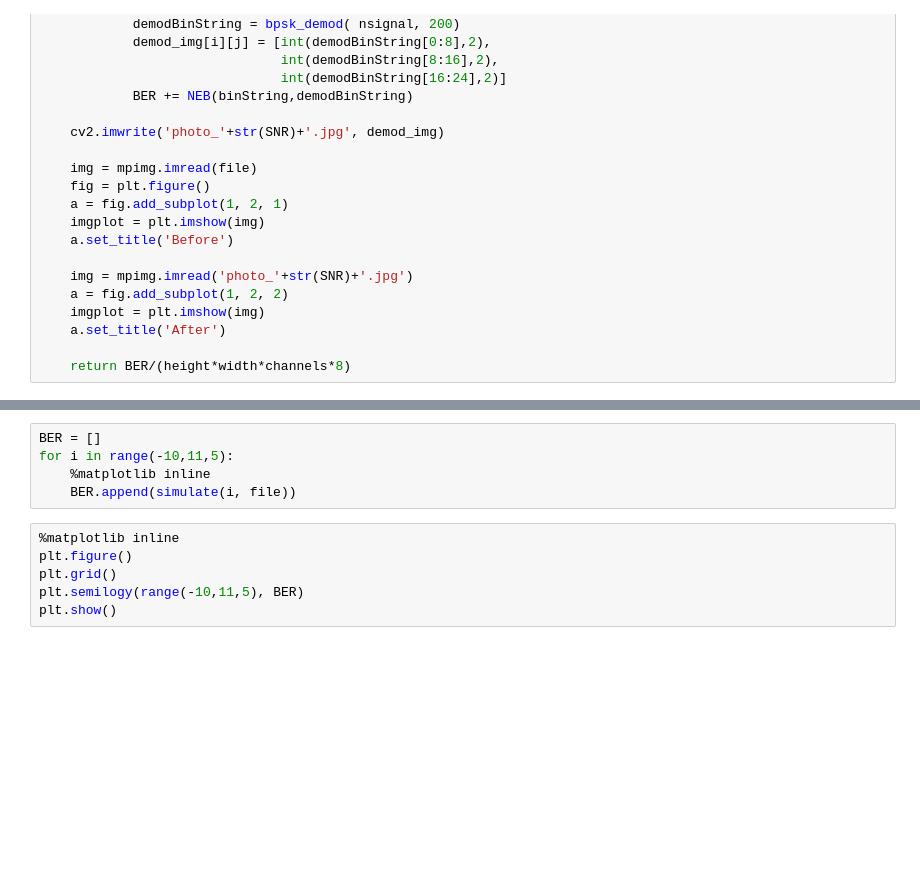
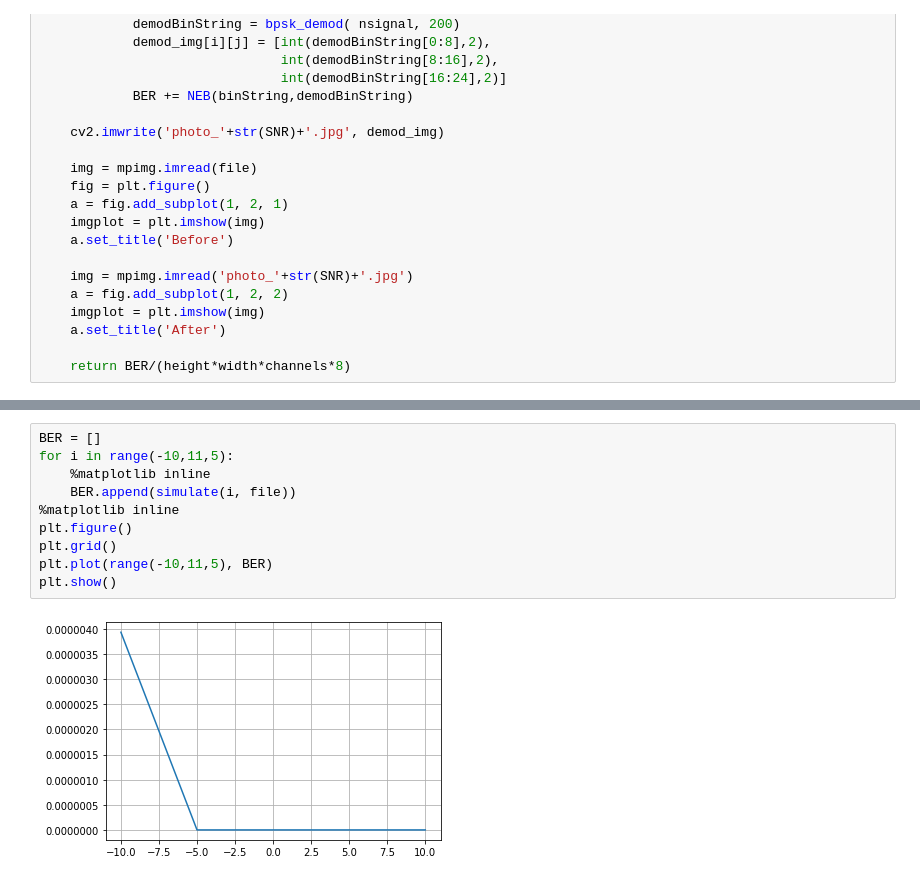
Before and after one commit to KhasanovR/Simulation-of-Analog-Transmission, a Jupyter notebook: MC_TEAM#3.ipynb, the cells around one changed output, grey strips where cells are left out. Cells and saved outputs as stored; diff of their text form; blank space fills up the shorter version.

```diff
--- a/MC_TEAM#3.ipynb
+++ b/MC_TEAM#3.ipynb
@@ -90,11 +91,12 @@ simulate(-15,file)
 # %%
 BER = []
 for i in range(-10,11,5):
     %matplotlib inline
     BER.append(simulate(i, file))
+%matplotlib inline
+plt.figure()
+plt.grid()
+plt.plot(range(-10,11,5), BER)
+plt.show()
+# %% [output]
+[figure, added]
-# %%
-%matplotlib inline
-plt.figure()
-plt.grid()
-plt.semilogy(range(-10,11,5), BER)
-plt.show()
```
Also changed, not shown: parts of 2 cells of this notebook.
